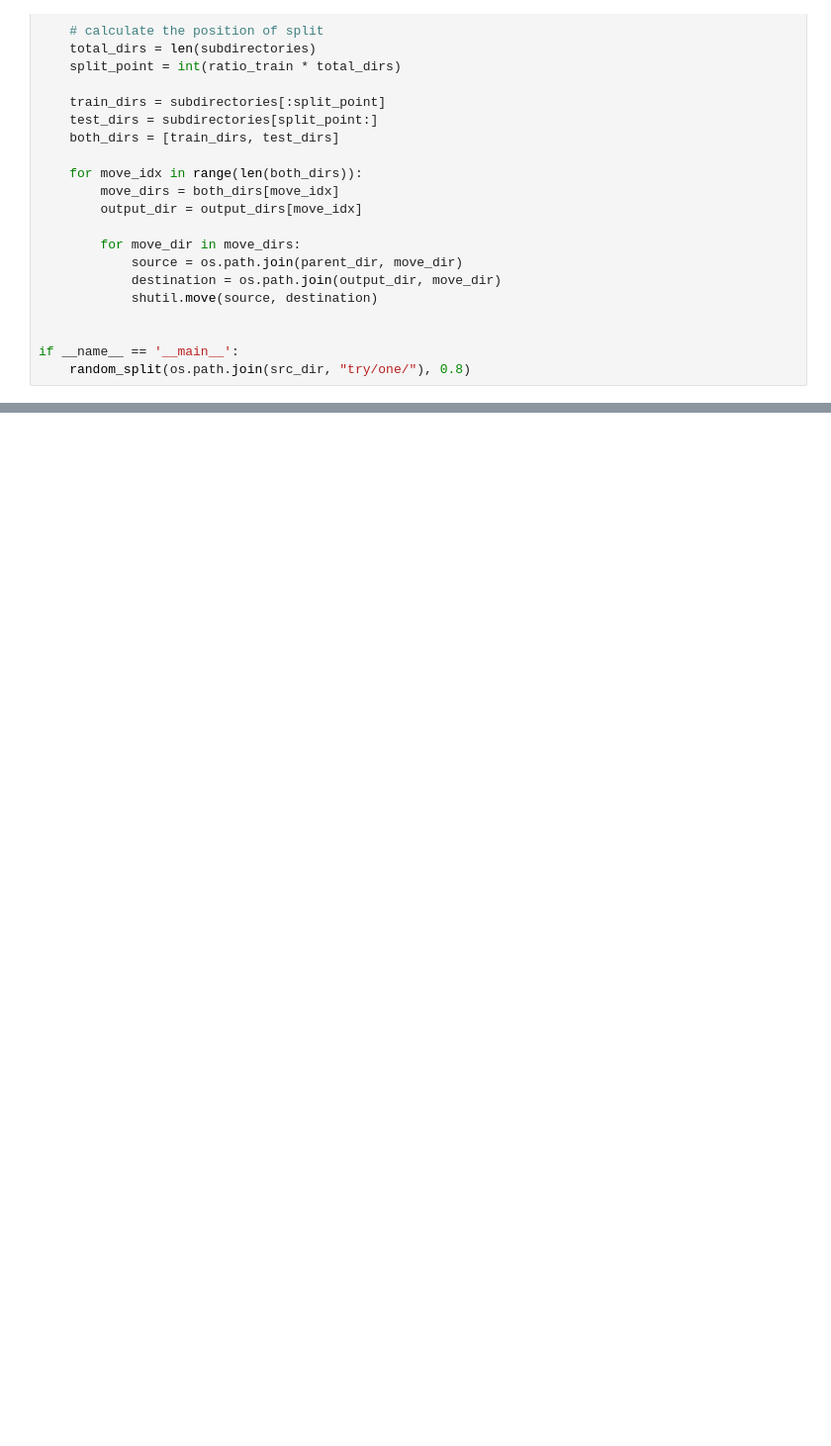
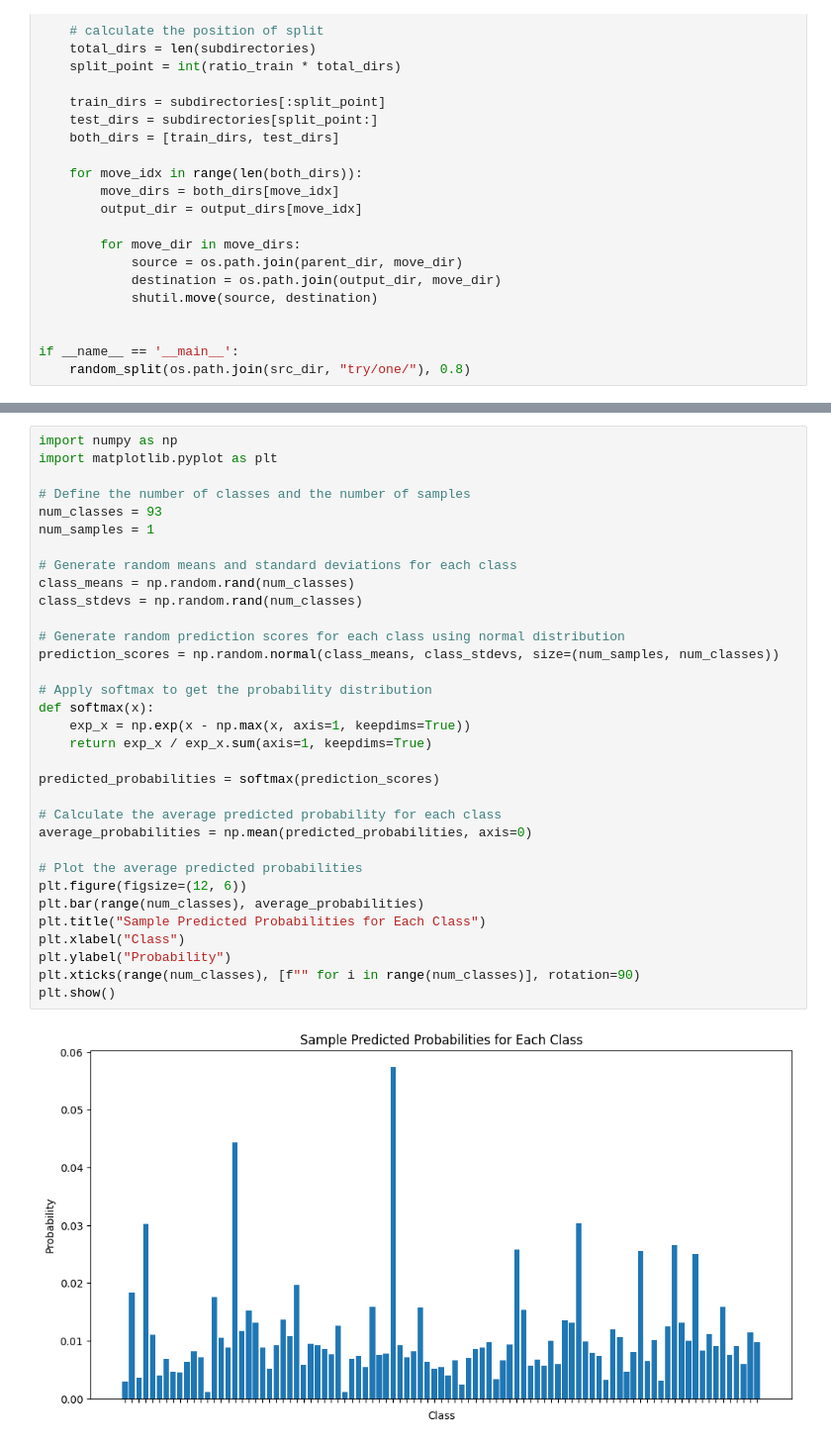
Before and after one commit to Frankalexej/slprt, a Jupyter notebook: try.ipynb, the cells around one changed output, grey strips where cells are left out. Shown at 99% size. Saved outputs shown, nothing was run; the diff lists cells and outputs as text; blank space fills up the shorter version.

```diff
--- a/try.ipynb
+++ b/try.ipynb
@@ -63,0 +95,35 @@ if __name__ == '__main__':
+# %%
+import numpy as np
+import matplotlib.pyplot as plt
+
+# Define the number of classes and the number of samples
+num_classes = 93
+num_samples = 1
+
+# Generate random means and standard deviations for each class
+class_means = np.random.rand(num_classes)
+class_stdevs = np.random.rand(num_classes)
+
+# Generate random prediction scores for each class using normal distribution
+prediction_scores = np.random.normal(class_means, class_stdevs, size=(num_samples, num_classes))
+
+# Apply softmax to get the probability distribution
+def softmax(x):
+    exp_x = np.exp(x - np.max(x, axis=1, keepdims=True))
+    return exp_x / exp_x.sum(axis=1, keepdims=True)
+
+predicted_probabilities = softmax(prediction_scores)
+
+# Calculate the average predicted probability for each class
+average_probabilities = np.mean(predicted_probabilities, axis=0)
+
+# Plot the average predicted probabilities
+plt.figure(figsize=(12, 6))
+plt.bar(range(num_classes), average_probabilities)
+plt.title("Sample Predicted Probabilities for Each Class")
+plt.xlabel("Class")
+plt.ylabel("Probability")
+plt.xticks(range(num_classes), [f"" for i in range(num_classes)], rotation=90)
+plt.show()
+# %% [output]
+[figure, added]
```
Also changed, not shown: parts of 1 cell of this notebook.
